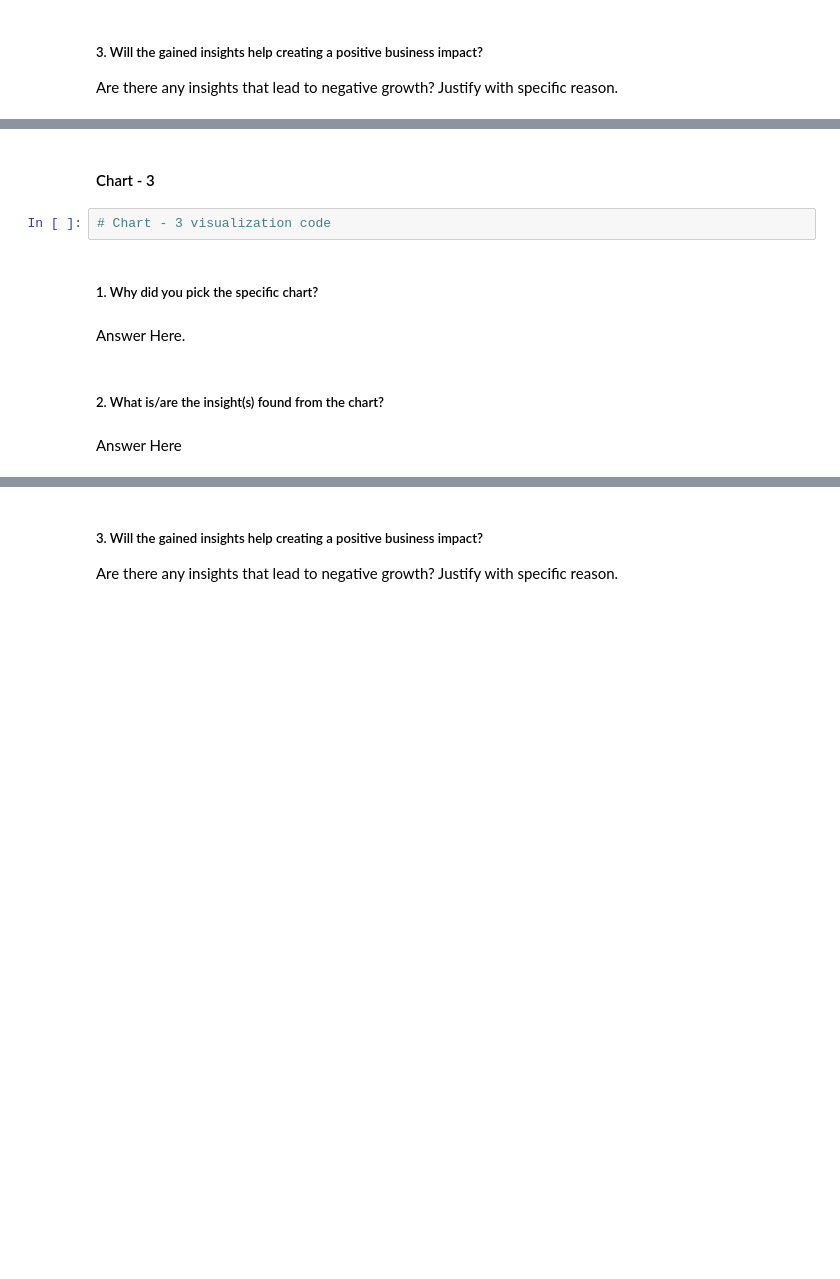
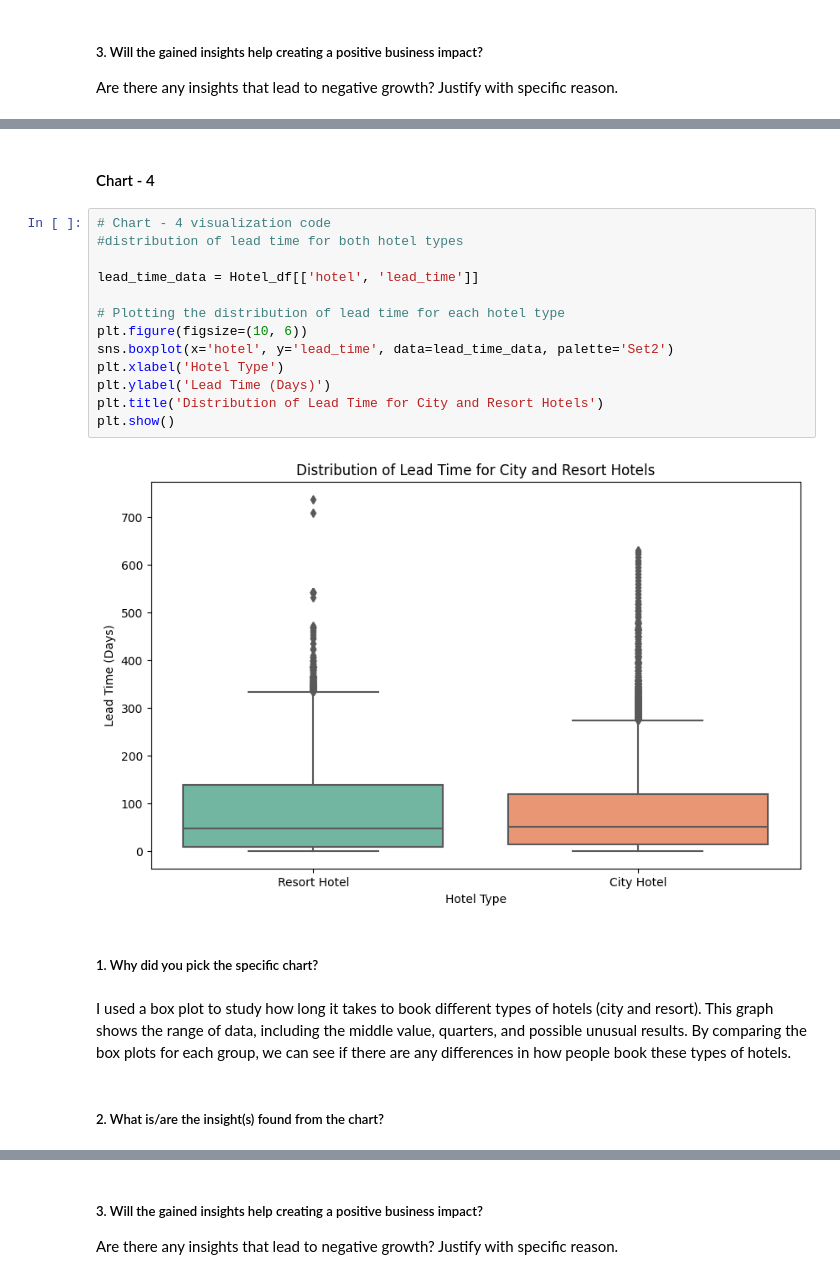
Before and after one commit to Sonall2023/Capstone_EDA_Hotel_booking, a Jupyter notebook: Hotel_Booking_Analysis.ipynb, the cells around one changed output, grey strips where cells are left out. Cells and saved outputs as stored; diff of their text form; blank space fills up the shorter version.

```diff
--- a/Hotel_Booking_Analysis.ipynb
+++ b/Hotel_Booking_Analysis.ipynb
@@ -537,12 +635,23 @@ Answer Here
 # %% [markdown]
-#### Chart - 3
+#### Chart - 4
-# %%
-# Chart - 3 visualization code
+# %%
+# Chart - 4 visualization code
+#distribution of lead time for both hotel types
+
+lead_time_data = Hotel_df[['hotel', 'lead_time']]
+
+# Plotting the distribution of lead time for each hotel type
+plt.figure(figsize=(10, 6))
+sns.boxplot(x='hotel', y='lead_time', data=lead_time_data, palette='Set2')
+plt.xlabel('Hotel Type')
+plt.ylabel('Lead Time (Days)')
+plt.title('Distribution of Lead Time for City and Resort Hotels')
+plt.show()
+# %% [output]
+[figure, added]
 # %% [markdown]
 ##### 1. Why did you pick the specific chart?
-# %% [markdown]
-Answer Here.
+# %% [markdown]
+I used a box plot to study how long it takes to book different types of hotels (city and resort). This graph shows the range of data, including the middle value, quarters, and possible unusual results. By comparing the box plots for each group, we can see if there are any differences in how people book these types of hotels.
 # %% [markdown]
 ##### 2. What is/are the insight(s) found from the chart?
-# %% [markdown]
-Answer Here
```
Also changed, not shown: parts of 64 cells of this notebook.
